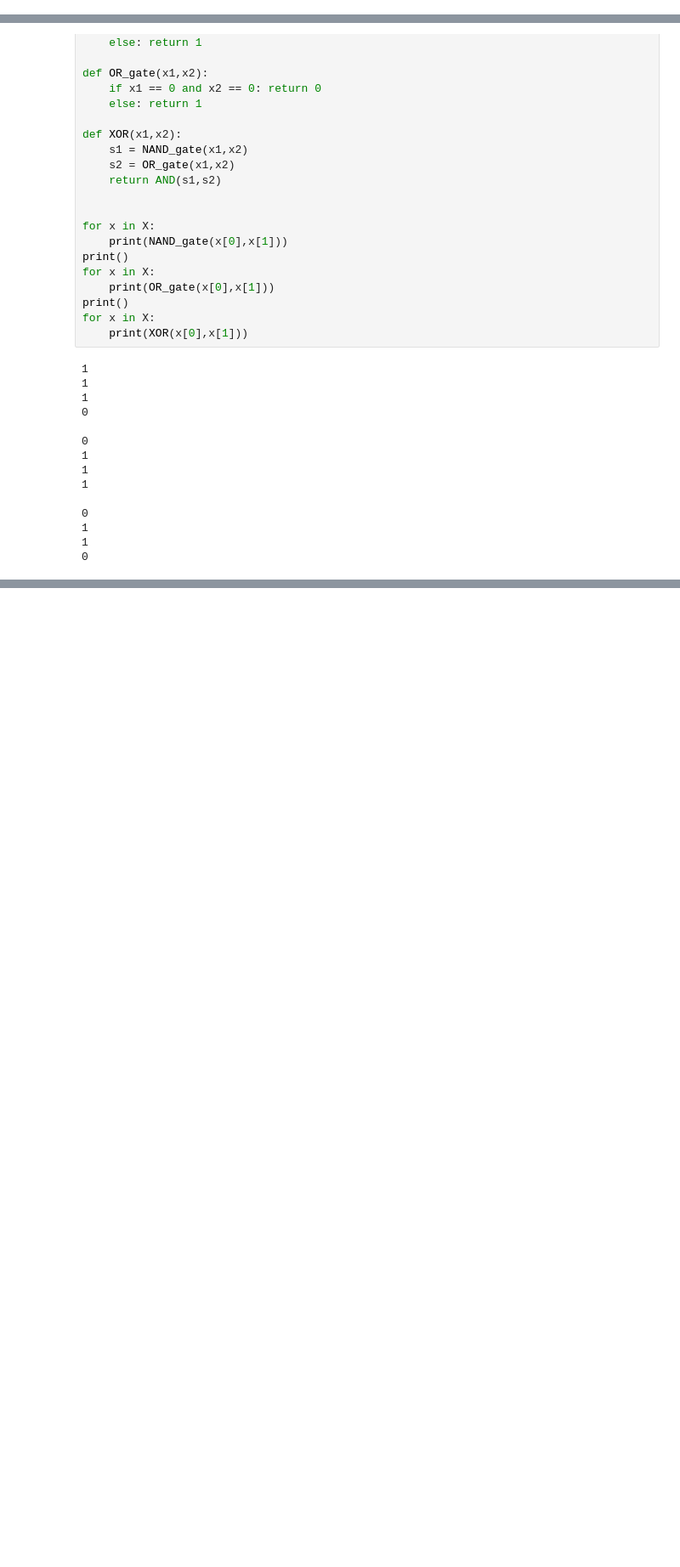
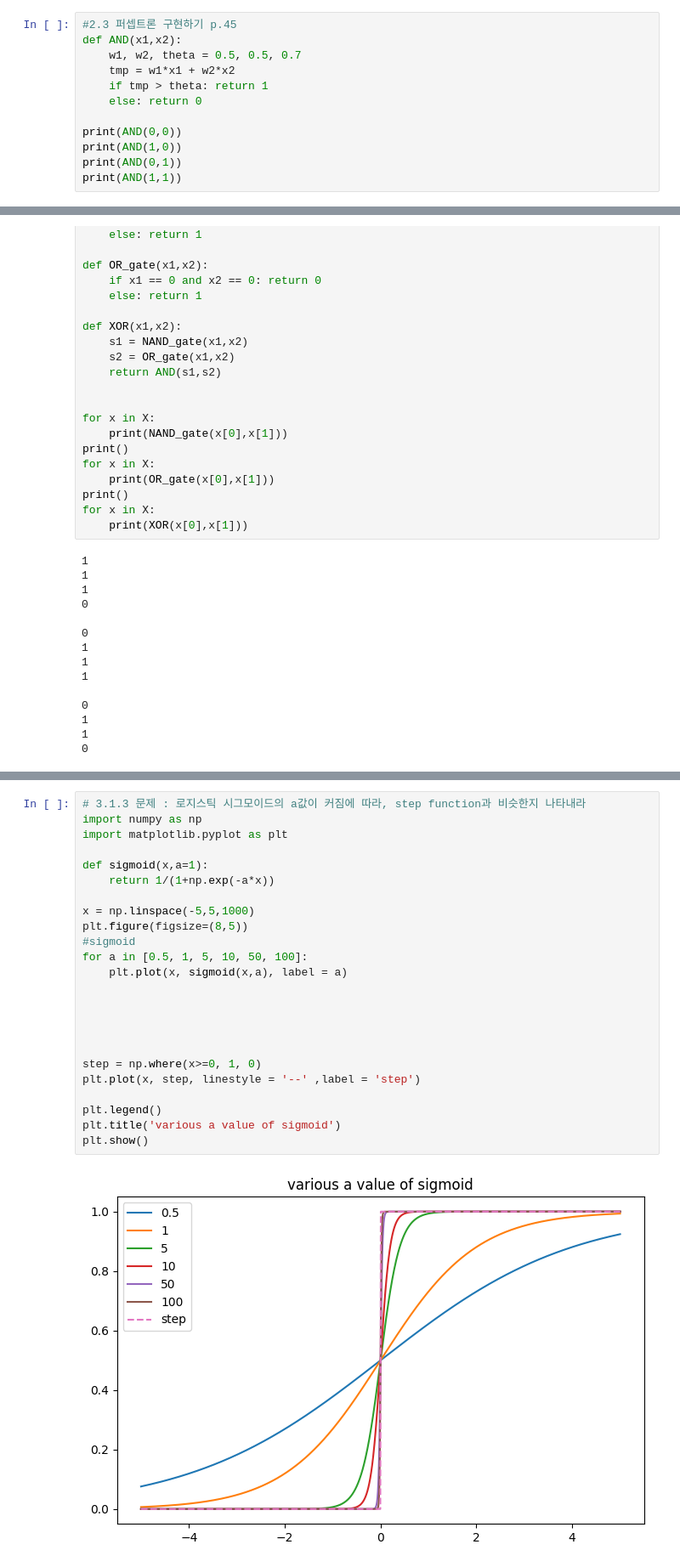
Before and after one commit to kgh2895/4-1-code, a Jupyter notebook: DL/DL.ipynb, the cells around one changed output, grey strips where cells are left out. Shown at 85% size. Cells and saved outputs as stored; diff of their text form; blank space fills up the shorter version.

```diff
--- a/DL/DL.ipynb
+++ b/DL/DL.ipynb
@@ -487,3 +486,15 @@ print(AND(1,1))
+# %%
+#2.3 퍼셉트론 구현하기 p.45
+def AND(x1,x2):
+    w1, w2, theta = 0.5, 0.5, 0.7
+    tmp = w1*x1 + w2*x2
+    if tmp > theta: return 1
+    else: return 0
+
+print(AND(0,0))
+print(AND(1,0))
+print(AND(0,1))
+print(AND(1,1))
 # %%
 #2.3.2 가중치 편향 도입
 x = np.array([1,1])
@@ -573,0 +650,26 @@ for x in X:
+# %%
+# 3.1.3 문제 : 로지스틱 시그모이드의 a값이 커짐에 따라, step function과 비슷한지 나타내라
+import numpy as np
+import matplotlib.pyplot as plt
+
+def sigmoid(x,a=1):
+    return 1/(1+np.exp(-a*x))
+
+x = np.linspace(-5,5,1000)
+plt.figure(figsize=(8,5))
+#sigmoid
+for a in [0.5, 1, 5, 10, 50, 100]:
+    plt.plot(x, sigmoid(x,a), label = a)
+
+
+
+
+
+step = np.where(x>=0, 1, 0)
+plt.plot(x, step, linestyle = '--' ,label = 'step')
+
+plt.legend()
+plt.title('various a value of sigmoid')
+plt.show()
+# %% [output]
+[figure, added]
```
Also changed, not shown: parts of 15 cells of this notebook.
